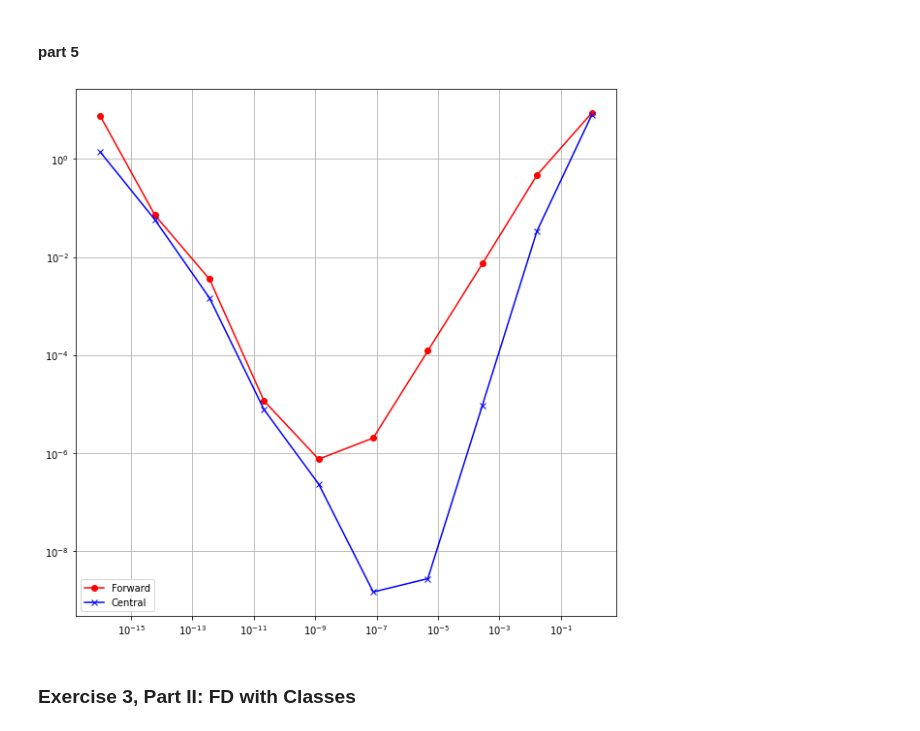
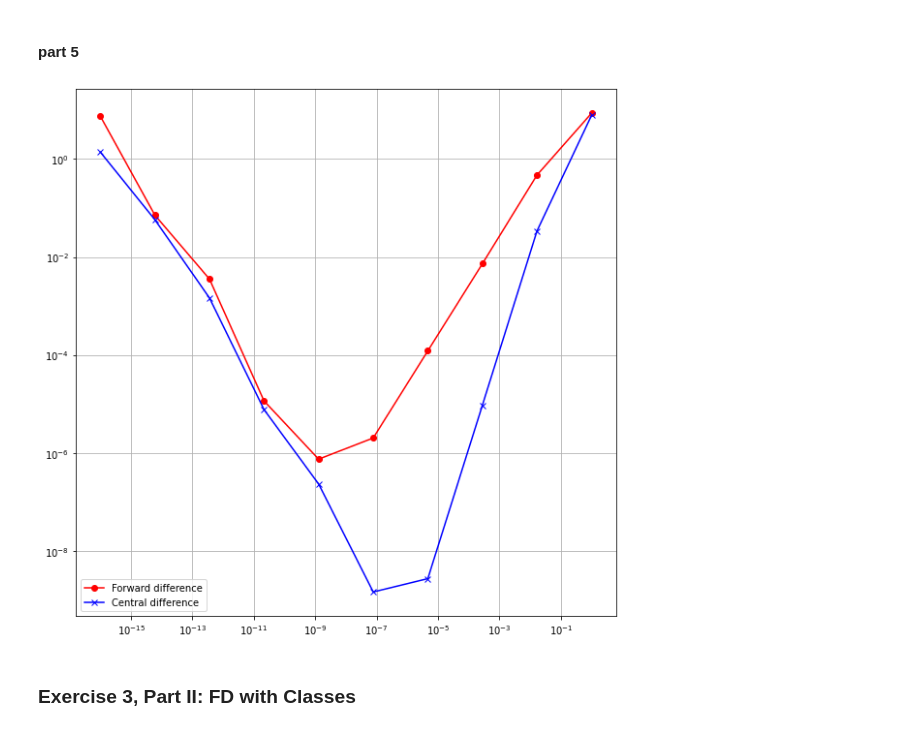
Before and after one commit to adnehk/Project1_MOD510, a Jupyter notebook: Project1_15.ipynb, the cells around one changed output. Cells and saved outputs as stored; diff of their text form; code cells hidden in the pictures.

```diff
--- a/Project1_15.ipynb
+++ b/Project1_15.ipynb
@@ -220,12 +218,13 @@ def der_f(x, a=0.1, b=10):
 # %% [markdown]
 #### part 3 ####
 # %%
-
+# calculates the derivative of an arbitrary function using the forward difference method
 def fd(f,x,h):
+    """ Evaluates the derivative of f(x) using forward difference method. h = step size"""
     return (f(x+h)-f(x))/h
 
 print("analytical method:", der_f(1))
-print("numerical method :",fd(f, 1, 1e-2))
+print("numerical method :",fd(f, 1, 1e-2))# x=1, h = 1e-2
 # %% [output]
 analytical method: -7.493783027703379
 numerical method : -7.220096595246589
@@ -233,6 +232,7 @@ numerical method : -7.220096595246589
 #### part 4 ####
 # %%
 def fc(f,x,h):
+    """ Evaluates the derivative of f(x) using central difference method, h = step size"""
     return 0.5*(f(x+h)-f(x-h))/h
 
 print("central method :",fc(f, 1, 1e-2))
@@ -241,19 +241,19 @@ central method : -7.48156774953081
 # %% [markdown]
 #### part 5 ####
 # %%
-
+## quantify the error in our numerical derivative approximations for the point x = 1
 h = np.logspace(-16, 0, 10)
 x = 1
 plt.figure(figsize=(10,10))
-plt.plot(h, abs(der_f(x)-fd(f,x,h)), "-or", label="Forward")
-plt.plot(h, abs(der_f(x)-fc(f,x,h)), "-xb", label="Central")
+plt.plot(h, abs(der_f(x)-fd(f,x,h)), "-or", label="Forward difference")
+plt.plot(h, abs(der_f(x)-fc(f,x,h)), "-xb", label="Central difference")
 plt.grid()
 plt.legend()
 plt.xscale("log")
 plt.yscale("log")
 plt.show()
 # %% [output]
-[figure, old version]
+[figure, new version]
 # %% [markdown]
 ###  Exercise 3, Part II: FD with Classes ###
 # %%
```
Also changed, not shown: parts of 2 cells of this notebook.
